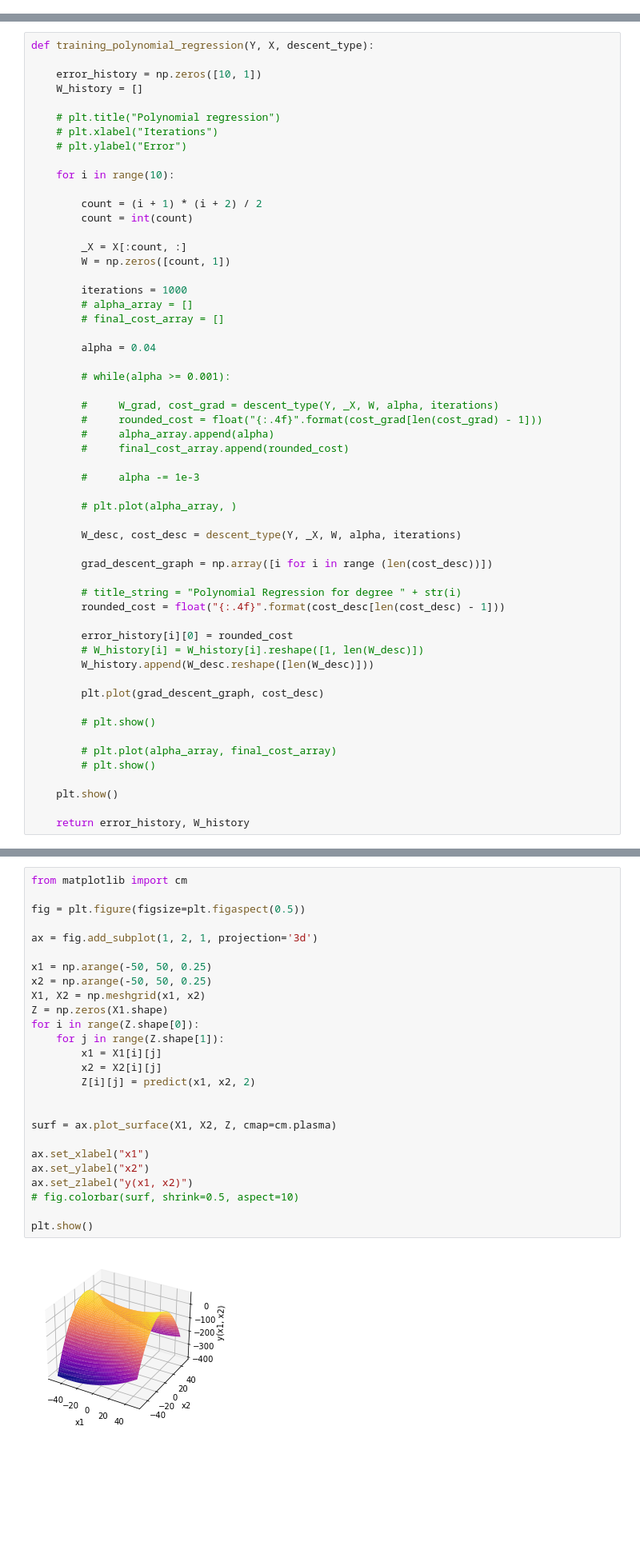
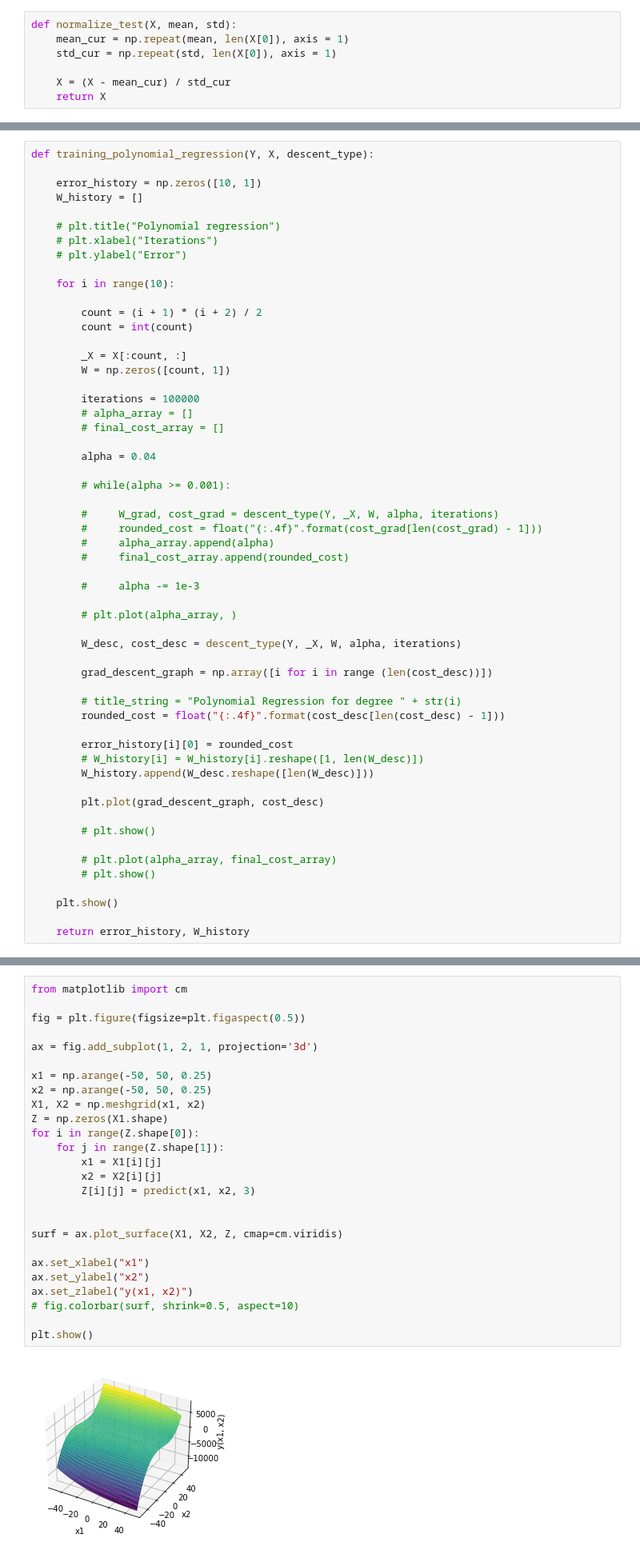
Before and after one commit to mokshith002/FODS-Assignment-1, a Jupyter notebook: 1B.ipynb, the cells around one changed output, grey strips where cells are left out. Shown: that part at 80% size. Saved outputs shown, nothing was run; the diff lists cells and outputs as text; blank space fills up the shorter version.

Commit message:
Added back normalize_test

```diff
--- a/1B.ipynb
+++ b/1B.ipynb
@@ -50,6 +50,13 @@ def normalize_train(X):
 
     X = (X - mean_cur) / std_cur
     return (X, mean, std)
+# %%
+def normalize_test(X, mean, std):
+    mean_cur = np.repeat(mean, len(X[0]), axis = 1)
+    std_cur = np.repeat(std, len(X[0]), axis = 1)
+
+    X = (X - mean_cur) / std_cur
+    return X
 # %%
 def generate_feature_matrix(X, deg):
 
@@ -111,7 +118,7 @@ def training_polynomial_regression(Y, X, descent_type):
         _X = X[:count, :]
         W = np.zeros([count, 1])
 
-        iterations = 1000
+        iterations = 100000
         # alpha_array = []
         # final_cost_array = []
 
@@ -288,28 +315,28 @@ def predict(x1, x2, degree):
 # %%
 from matplotlib import cm
 
 fig = plt.figure(figsize=plt.figaspect(0.5))
 
 ax = fig.add_subplot(1, 2, 1, projection='3d')
 
 x1 = np.arange(-50, 50, 0.25)
 x2 = np.arange(-50, 50, 0.25)
 X1, X2 = np.meshgrid(x1, x2)
 Z = np.zeros(X1.shape)
 for i in range(Z.shape[0]):
     for j in range(Z.shape[1]):
         x1 = X1[i][j]
         x2 = X2[i][j]
-        Z[i][j] = predict(x1, x2, 2)
+        Z[i][j] = predict(x1, x2, 3)
 
 
-surf = ax.plot_surface(X1, X2, Z, cmap=cm.plasma)
+surf = ax.plot_surface(X1, X2, Z, cmap=cm.viridis)
 
 ax.set_xlabel("x1")
 ax.set_ylabel("x2")
 ax.set_zlabel("y(x1, x2)")
 # fig.colorbar(surf, shrink=0.5, aspect=10)
 
 plt.show()
 # %% [output]
-[figure, old version]
+[figure, new version]
```
Also changed, not shown: parts of 6 cells of this notebook, 1 other file.
